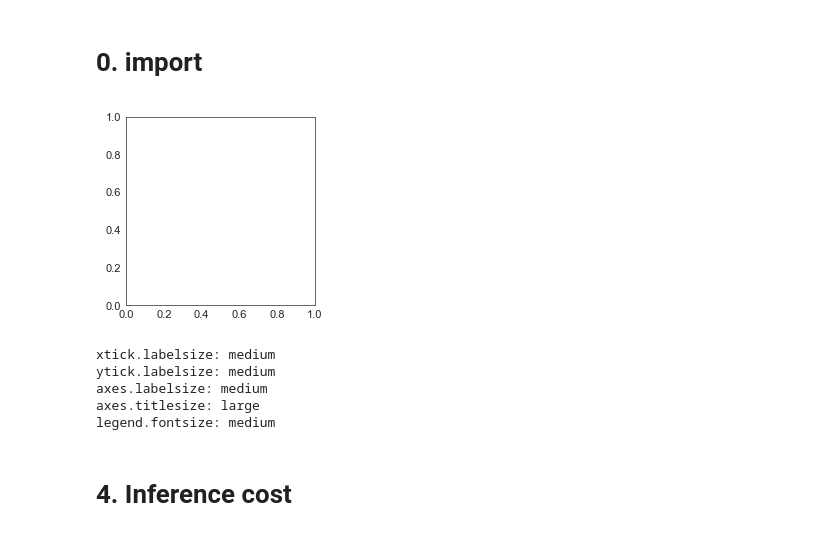
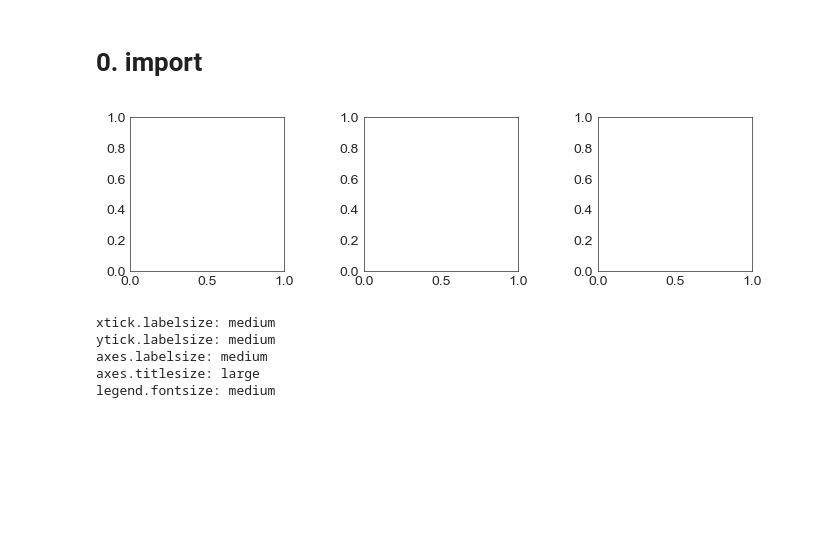
Before and after one commit to SocraLee/Evo2HiC-Figures, a Jupyter notebook: scripts/plot_supp3.ipynb, the cells around one changed output. Cells and saved outputs as stored; diff of their text form; code cells hidden in the pictures; blank space fills up the shorter version.

```diff
--- a/scripts/plot_supp3.ipynb
+++ b/scripts/plot_supp3.ipynb
@@ -49,29 +56,30 @@ chromosomes = {
 # %%
 fig = plt.figure(figsize=(8.27, 3))
 
 gs = gridspec.GridSpec(
-    1, 3,
+    3, 3,
     figure=fig,
+    height_ratios=[0.5, 2, 0.5],
     hspace=0.0,
-    width_ratios=[1, 1, 1]
+    wspace=0.35
 )
 
 axes = []
-for i, row in enumerate([0]):
+for i, row in enumerate([1]):
     row_axes = []
-    for j in [1]:
+    for j in range(3):
         ax = fig.add_subplot(gs[row, j])
         row_axes.append(ax)
     axes.append(row_axes)
 
 axes = np.array(axes)
 for ax in axes.flatten():
     ax.set_aspect('equal')
     # ax.axis('off')
     for spine in ax.spines.values():
         spine.set_linewidth(0.5)
 # %% [output]
-[figure, old version]
+[figure, new version]
 # %%
 import matplotlib as mpl
 plt.rcParams.update({'font.size': 8})
@@ -86,5 +94,3 @@ ytick.labelsize: medium
 axes.labelsize: medium
 axes.titlesize: large
 legend.fontsize: medium
-# %% [markdown]
-# 4. Inference cost
```
Also changed, not shown: parts of 12 cells of this notebook, 35 other files.
